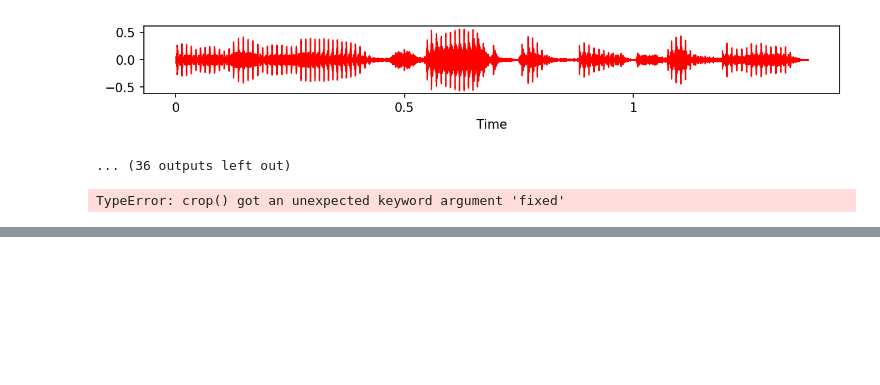
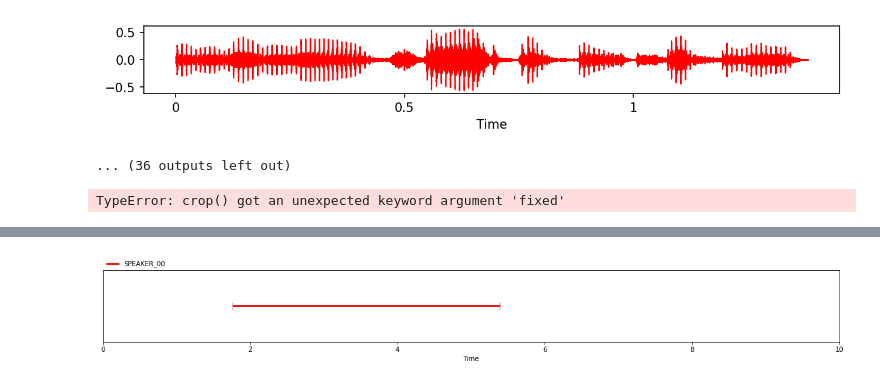
Before and after one commit to mikeadimech/ConversationTranscription, a Jupyter notebook: test.ipynb, the cells around one changed output, grey strips where cells are left out. Cells and saved outputs as stored; diff of their text form; code cells hidden in the pictures; blank space fills up the shorter version.

```diff
--- a/test.ipynb
+++ b/test.ipynb
@@ -265,0 +510,2 @@ TypeError: crop() got an unexpected keyword argument 'fixed'
+# %%
+path = "C:\\Users\\mikea\\OneDrive\\Documents\\University\\Third Year\\Thesis\\Code\\audio\\sample 1.wav"
@@ -265,0 +532,5 @@ TypeError: crop() got an unexpected keyword argument 'fixed'
+# %%
+notebook.crop = Segment(0, 10)
+diarization
+# %% [output]
+[figure, added]
```
Also changed, not shown: parts of 54 cells of this notebook, 13 other files.
